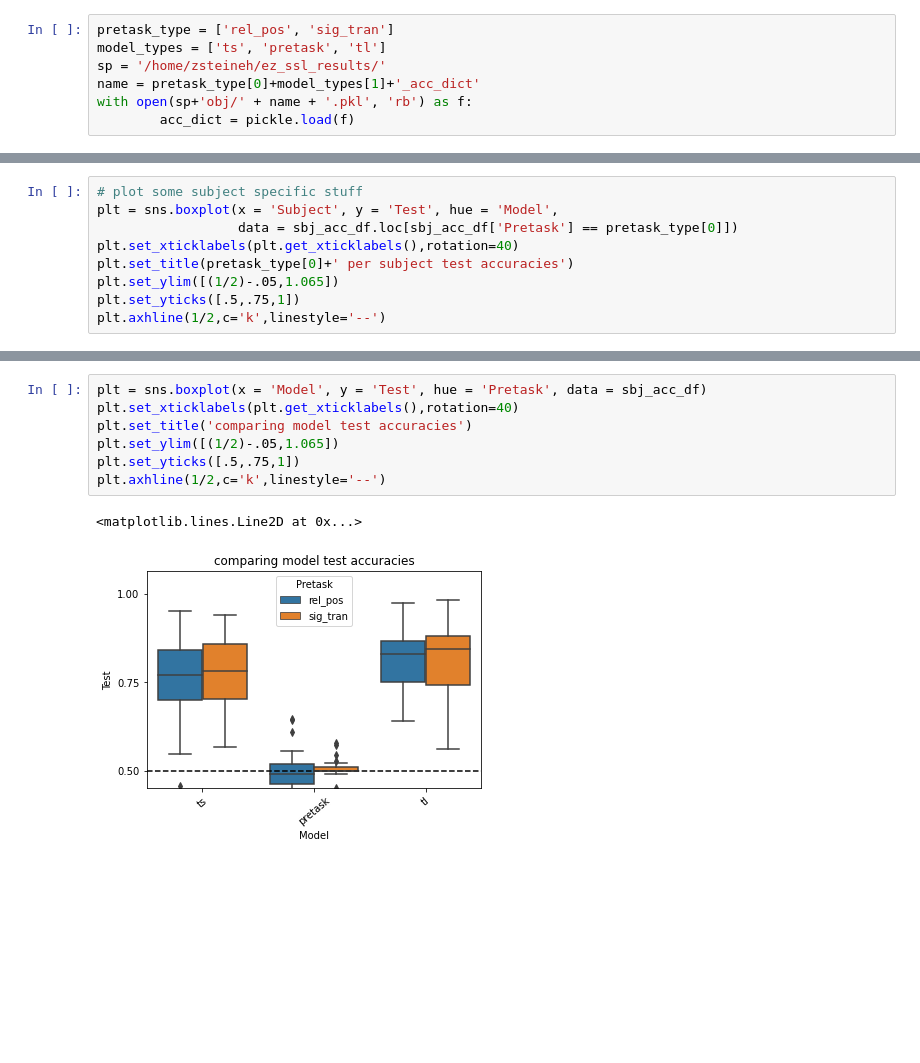
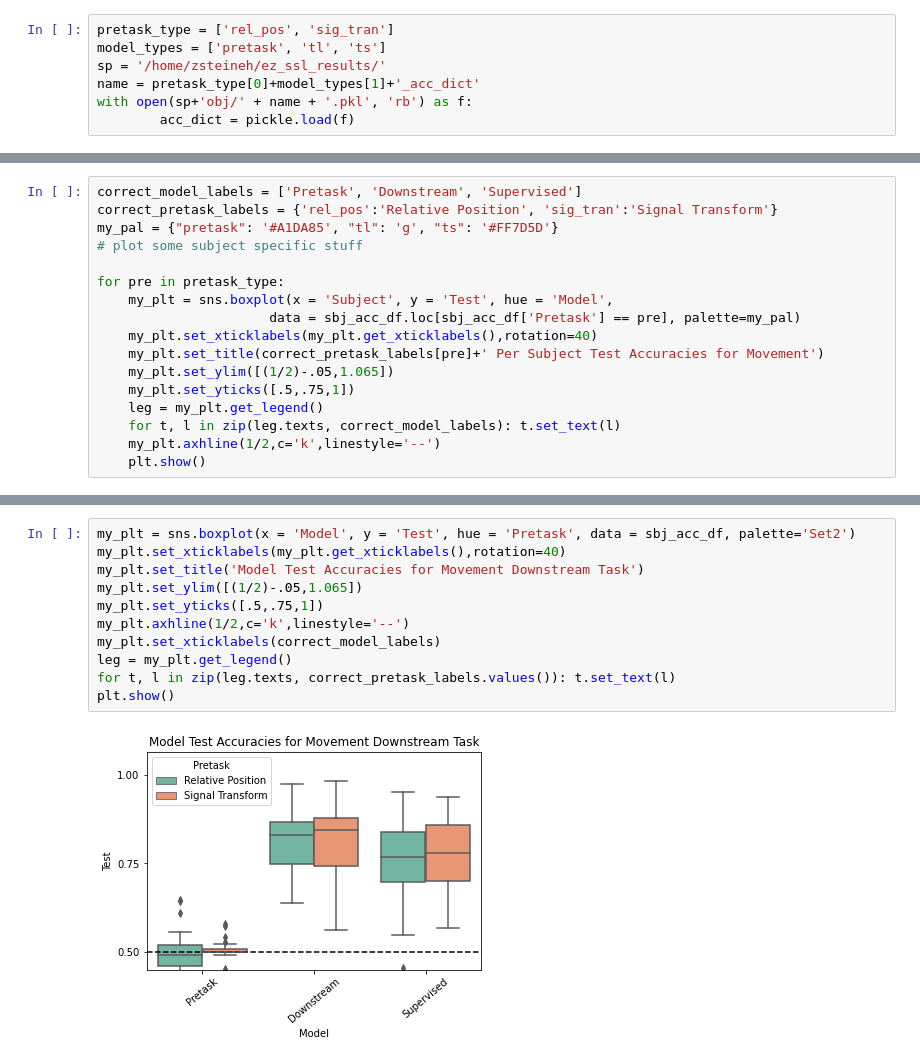
Before and after one commit to strandquistg/ez-ssl, a Jupyter notebook: downstream/DownstreamPlot.ipynb, the cells around one changed output, grey strips where cells are left out. Drawn from its saved outputs; the diff is of its cells as text; blank space fills up the shorter version.

Commit message:
updated figures for downstream

```diff
--- a/downstream/DownstreamPlot.ipynb
+++ b/downstream/DownstreamPlot.ipynb
@@ -30,6 +26,6 @@ Set the environment variable OUTDATED_IGNORE=1 to disable these warnings.
 # %%
 pretask_type = ['rel_pos', 'sig_tran']
-model_types = ['ts', 'pretask', 'tl']
+model_types = ['pretask', 'tl', 'ts']
 sp = '/home/zsteineh/ez_ssl_results/'
 name = pretask_type[0]+model_types[1]+'_acc_dict'
 with open(sp+'obj/' + name + '.pkl', 'rb') as f:
@@ -67,10 +87,18 @@ print(sbj_acc_df)
 # %%
+correct_model_labels = ['Pretask', 'Downstream', 'Supervised']
+correct_pretask_labels = {'rel_pos':'Relative Position', 'sig_tran':'Signal Transform'}
+my_pal = {"pretask": '#A1DA85', "tl": 'g', "ts": '#FF7D5D'}
 # plot some subject specific stuff
-plt = sns.boxplot(x = 'Subject', y = 'Test', hue = 'Model',
-                  data = sbj_acc_df.loc[sbj_acc_df['Pretask'] == pretask_type[0]])
-plt.set_xticklabels(plt.get_xticklabels(),rotation=40)
-plt.set_title(pretask_type[0]+' per subject test accuracies')
-plt.set_ylim([(1/2)-.05,1.065])
-plt.set_yticks([.5,.75,1])
-plt.axhline(1/2,c='k',linestyle='--')
+
+for pre in pretask_type:
+    my_plt = sns.boxplot(x = 'Subject', y = 'Test', hue = 'Model',
+                      data = sbj_acc_df.loc[sbj_acc_df['Pretask'] == pre], palette=my_pal)
+    my_plt.set_xticklabels(my_plt.get_xticklabels(),rotation=40)
+    my_plt.set_title(correct_pretask_labels[pre]+' Per Subject Test Accuracies for Movement')
+    my_plt.set_ylim([(1/2)-.05,1.065])
+    my_plt.set_yticks([.5,.75,1])
+    leg = my_plt.get_legend()
+    for t, l in zip(leg.texts, correct_model_labels): t.set_text(l)
+    my_plt.axhline(1/2,c='k',linestyle='--')
+    plt.show()
 # %% [output]
@@ -79,13 +107,16 @@ plt.axhline(1/2,c='k',linestyle='--')
 # %%
-plt = sns.boxplot(x = 'Model', y = 'Test', hue = 'Pretask', data = sbj_acc_df)
-plt.set_xticklabels(plt.get_xticklabels(),rotation=40)
-plt.set_title('comparing model test accuracies')
-plt.set_ylim([(1/2)-.05,1.065])
-plt.set_yticks([.5,.75,1])
-plt.axhline(1/2,c='k',linestyle='--')
+my_plt = sns.boxplot(x = 'Model', y = 'Test', hue = 'Pretask', data = sbj_acc_df, palette='Set2')
+my_plt.set_xticklabels(my_plt.get_xticklabels(),rotation=40)
+my_plt.set_title('Model Test Accuracies for Movement Downstream Task')
+my_plt.set_ylim([(1/2)-.05,1.065])
+my_plt.set_yticks([.5,.75,1])
+my_plt.axhline(1/2,c='k',linestyle='--')
+my_plt.set_xticklabels(correct_model_labels)
+leg = my_plt.get_legend()
+for t, l in zip(leg.texts, correct_pretask_labels.values()): t.set_text(l)
+plt.show()
 # %% [output]
-<matplotlib.lines.Line2D at 0x...>
-[figure, old version]
+[figure, new version]
 # %%
 # Kruskal-Wallis test (non-parametric ANOVA)
 print(pg.friedman(data=sbj_acc_df, dv='Test', within='Model', subject='Subject')['p-unc'])
```
Also changed, not shown: parts of 7 cells of this notebook.
